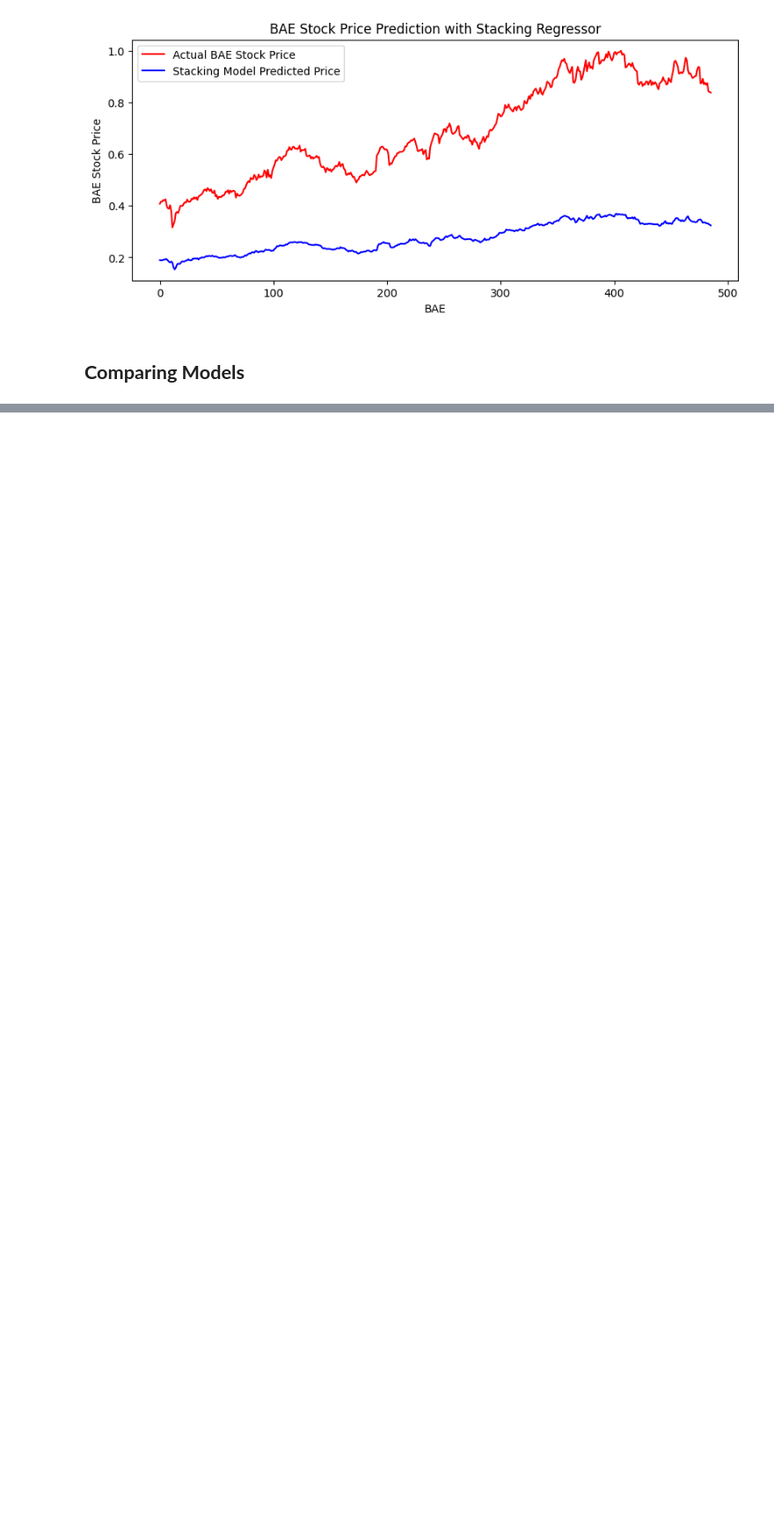
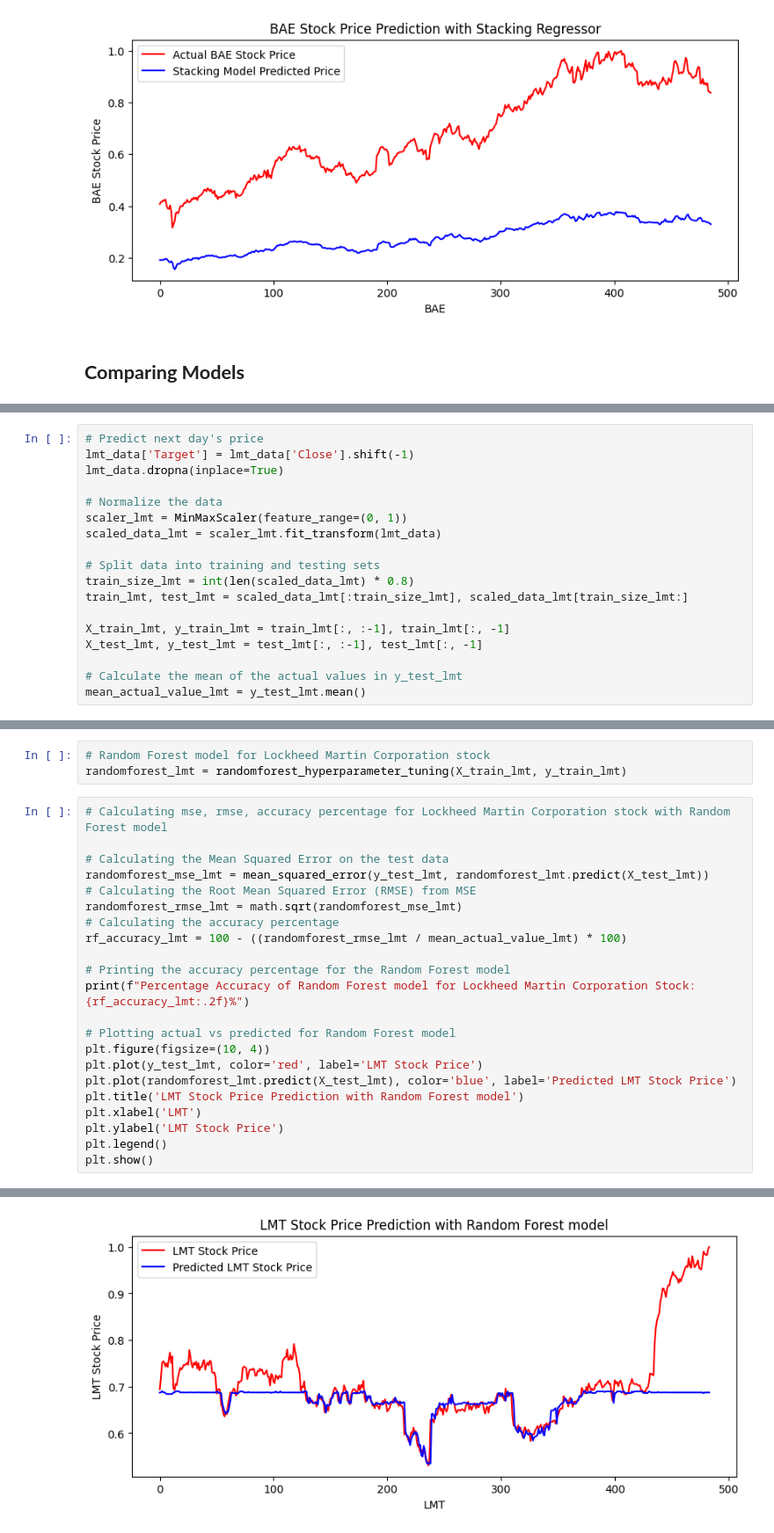
Before and after one commit to Bhavana-Kolli/22035573_Final-Project_Stock-Market, a Jupyter notebook: 22035573_Data_Science_Project.ipynb, the cells around one changed output, grey strips where cells are left out. Shown at 88% size. Drawn from its saved outputs; the diff is of its cells as text; blank space fills up the shorter version.

```diff
--- a/22035573_Data_Science_Project.ipynb
+++ b/22035573_Data_Science_Project.ipynb
@@ -731,0 +820,18 @@ compares_model_accuracies(
+# %%
+# Predict next day's price
+lmt_data['Target'] = lmt_data['Close'].shift(-1)
+lmt_data.dropna(inplace=True)
+
+# Normalize the data
+scaler_lmt = MinMaxScaler(feature_range=(0, 1))
+scaled_data_lmt = scaler_lmt.fit_transform(lmt_data)
+
+# Split data into training and testing sets
+train_size_lmt = int(len(scaled_data_lmt) * 0.8)
+train_lmt, test_lmt = scaled_data_lmt[:train_size_lmt], scaled_data_lmt[train_size_lmt:]
+
+X_train_lmt, y_train_lmt = train_lmt[:, :-1], train_lmt[:, -1]
+X_test_lmt, y_test_lmt = test_lmt[:, :-1], test_lmt[:, -1]
+
+# Calculate the mean of the actual values in y_test_lmt
+mean_actual_value_lmt = y_test_lmt.mean()
@@ -731,0 +842,26 @@ compares_model_accuracies(
+# %%
+# Random Forest model for Lockheed Martin Corporation stock
+randomforest_lmt = randomforest_hyperparameter_tuning(X_train_lmt, y_train_lmt)
+# %%
+# Calculating mse, rmse, accuracy percentage for Lockheed Martin Corporation stock with Random Forest model
+
+# Calculating the Mean Squared Error on the test data
+randomforest_mse_lmt = mean_squared_error(y_test_lmt, randomforest_lmt.predict(X_test_lmt))
+# Calculating the Root Mean Squared Error (RMSE) from MSE
+randomforest_rmse_lmt = math.sqrt(randomforest_mse_lmt)
+# Calculating the accuracy percentage
+rf_accuracy_lmt = 100 - ((randomforest_rmse_lmt / mean_actual_value_lmt) * 100)
+
+# Printing the accuracy percentage for the Random Forest model
+print(f"Percentage Accuracy of Random Forest model for Lockheed Martin Corporation Stock: {rf_accuracy_lmt:.2f}%")
+
+# Plotting actual vs predicted for Random Forest model
+plt.figure(figsize=(10, 4))
+plt.plot(y_test_lmt, color='red', label='LMT Stock Price')
+plt.plot(randomforest_lmt.predict(X_test_lmt), color='blue', label='Predicted LMT Stock Price')
+plt.title('LMT Stock Price Prediction with Random Forest model')
+plt.xlabel('LMT')
+plt.ylabel('LMT Stock Price')
+plt.legend()
+plt.show()
+# %% [output]
@@ -731,0 +869 @@ compares_model_accuracies(
+[figure, added]
```
Also changed, not shown: parts of 37 cells of this notebook.
